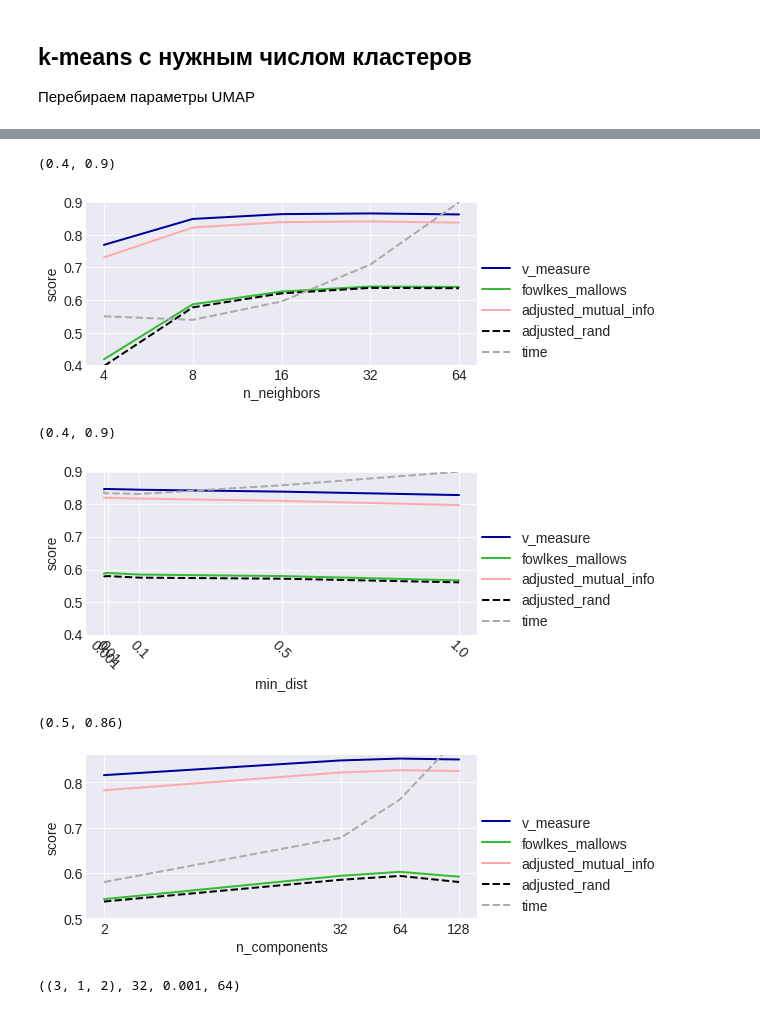
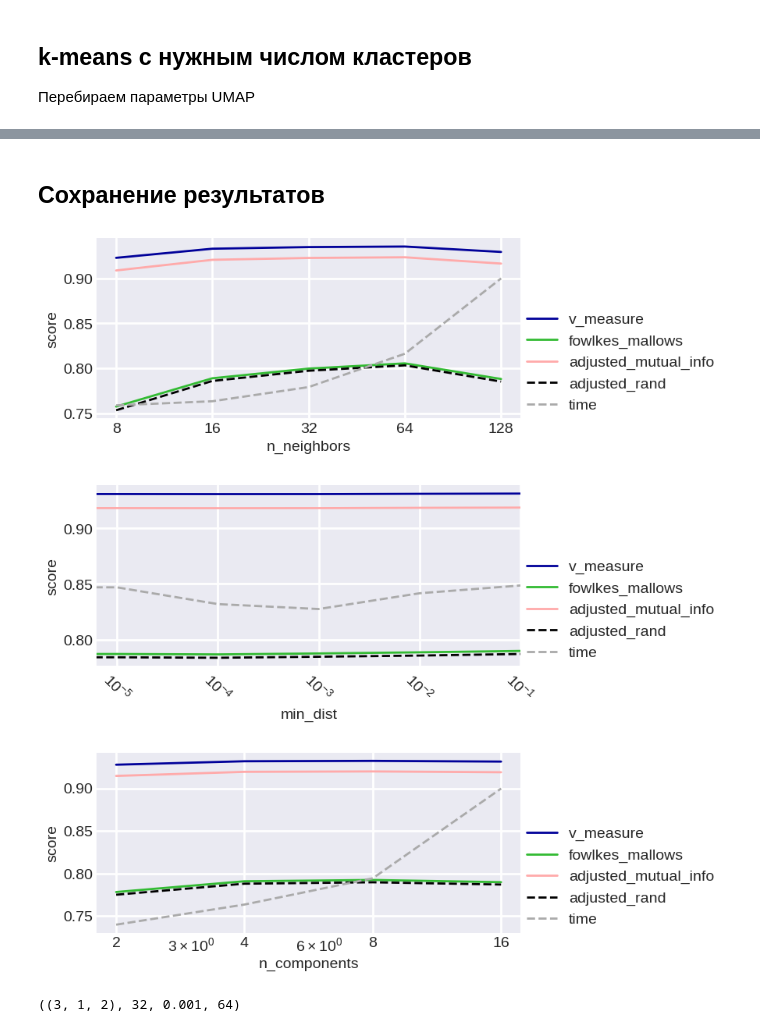
Before and after one commit to Dyakonov/Colab, a Jupyter notebook: dj_CLUSTERexperiments.ipynb, the cells around one changed output, grey strips where cells are left out. Drawn from its saved outputs; the diff is of its cells as text; code cells hidden in the pictures.

Commit message:
повторение экспериментов с кластеризацией

```diff
--- a/dj_CLUSTERexperiments.ipynb
+++ b/dj_CLUSTERexperiments.ipynb
@@ -150,0 +219,14 @@ np.save('/content/drive/My Drive/clusterdata/y_save', y)
+# %%
+%pylab inline
+plt.style.use('seaborn-dark')
+#import warnings
+#warnings.filterwarnings("ignore")
+#pd.set_option('display.max_columns', None)
+import matplotlib.pyplot as plt
+import matplotlib as mpl
+plt.rc('font', size=14)
+
+# import seaborn as sns
+%matplotlib inline
+
+%config Completer.use_jedi = False
@@ -150,0 +235,2 @@ np.save('/content/drive/My Drive/clusterdata/y_save', y)
+# %%
+a[a<0] = 99999
@@ -150,0 +315,7 @@ np.save('/content/drive/My Drive/clusterdata/y_save', y)
+# %%
+k = 9
+n_clust = 15
+for t in range(n_clust):
+  print ('------ кластер', t)
+  for y_, s in  ((y[i], data['train']['text'][i]) for i in np.nonzero(a==t)[0][:k]):
+    print (f"{int(y_)}, {s}")
@@ -156,9 +345,9 @@ np.save('/content/drive/My Drive/clusterdata/y_save', y)
 # Эксперименты - пробуем разные параметры UMAP
 
 # параметры
-parameters_n_neighbors = [4, 8, 16, 32, 64] #
-parameters_min_dist = [0, 0.001, 0.01, 0.1, 0.5, 1.0] #
-parameters_n_components = [2, 32, 64, 128]
+parameters_n_neighbors = [8, 16, 32, 64, 128] #
+parameters_min_dist = [0, 0.00001, 0.0001, 0.001, 0.01, 0.1] #
+parameters_n_components = [2, 4, 8, 16]
 
 # инициализация
 V = np.zeros((len(parameters_n_neighbors), len(parameters_min_dist), len(parameters_n_components)))
@@ -178,7 +367,7 @@ for i, n_neighbors in enumerate(parameters_n_neighbors): # tqdm
   for j, min_dist in enumerate(parameters_min_dist):
     for k, n_components in enumerate(parameters_n_components):
 
-      t0 = time()
+      t0 = time.time()
       reducer = umap.UMAP(n_neighbors=n_neighbors, min_dist=min_dist, n_components=n_components, metric='euclidean') # cosine
       embedding = reducer.fit_transform(X)
       clustering_emb = KMeans(n_clusters=l).fit(embedding)
@@ -191,7 +380,7 @@ for i, n_neighbors in enumerate(parameters_n_neighbors): # tqdm
       FM[i, j, k] = fowlkes_mallows_score(y, a)
       MI[i, j, k] = adjusted_mutual_info_score(y, a)
       RS[i, j, k] = adjusted_rand_score(y, a)
-      T[i, j, k] = time() - t0
+      T[i, j, k] = time.time() - t0
 
       print (f"i={i}, j={j}, k={k} n_neighbors={n_neighbors}, min_dist={min_dist}, n_components={n_components}, V={np.round(V[i, j, k], 4)}, H={np.round(H[i, j, k], 4)}, C={np.round(C[i, j, k], 4)}, NC={np.round(NC[i, j, k], 4)}, FM={np.round(FM[i, j, k], 4)}, MI={np.round(MI[i, j, k], 4)}, RS={np.round(RS[i, j, k], 4)}, T={np.round(T[i, j, k], 4)}")
 # %% [output]
@@ -214,0 +400,2 @@ i=4, j=5, k=3 n_neighbors=64, min_dist=1.0, n_components=128, V=0.8642, H=0.8607
+# %% [markdown]
+## Сохранение результатов
@@ -225,43 +427,43 @@ plt.plot(x_axis, np.mean(FM, axis=axis), lw=2, c='#33BB33', label='fowlkes_mallo
 plt.plot(x_axis, np.mean(MI, axis=axis), lw=2, c='#FFAAAA', label='adjusted_mutual_info')
 plt.plot(x_axis, np.mean(RS, axis=axis), '--', lw=2, c='#000000', label='adjusted_rand')
 t = np.mean(T, axis=axis)
-t = 0.9 * t / np.max(t)
+t = 0.2 * t / np.max(t) + 0.7
 plt.plot(x_axis, t, '--', lw=2, c='#AAAAAA', label='time')
 plt.xscale('log')
 plt.xticks(x_axis, x_axis)
-plt.grid()
+plt.grid(lw=2)
 plt.xlabel(x_axis_name)
 plt.ylabel('score')
-plt.legend(loc=(1,0))
-plt.ylim([0.4, 0.9])
+plt.legend(loc=(1,0));
+# plt.ylim([0.4, 0.9])
 # %% [output]
-(0.4, 0.9)
-[figure, old version]
+[figure, new version]
 # %%
 import matplotlib.pyplot as plt
 
 x_axis = parameters_min_dist
 axis = (0, 2)
 x_axis_name = 'min_dist'
 
 plt.figure(figsize=(7, 3))
 plt.plot(x_axis, np.mean(V, axis=axis), lw=2, c='#000099', label='v_measure') #  V = #np.zeros((len(parameters_n_neighbors), len(parameters_min_dist), len(parameters_n_components)))
 plt.plot(x_axis, np.mean(FM, axis=axis), lw=2, c='#33BB33', label='fowlkes_mallows')
 plt.plot(x_axis, np.mean(MI, axis=axis), lw=2, c='#FFAAAA', label='adjusted_mutual_info')
 plt.plot(x_axis, np.mean(RS, axis=axis), '--', lw=2, c='#000000', label='adjusted_rand')
 t = np.mean(T, axis=axis)
 t = 0.9 * t / np.max(t)
 plt.plot(x_axis, t, '--', lw=2, c='#AAAAAA', label='time')
 # plt.xscale('log')
 plt.xticks(x_axis, x_axis, rotation=-45)
-plt.grid()
+plt.grid(lw=2)
 plt.xlabel(x_axis_name)
 plt.ylabel('score')
 plt.legend(loc=(1,0))
-plt.ylim([0.4, 0.9])
+plt.xscale('log')
+plt.xlim([0, 0.1]);
+# plt.ylim([0.4, 0.9])
 # %% [output]
-(0.4, 0.9)
-[figure, old version]
+[figure, new version]
 # %%
 x_axis = parameters_n_components
 axis = (0, 1)
@@ -277,14 +479,13 @@ t = 0.5 * t / np.max(t) + 0.4
 plt.plot(x_axis, t, '--', lw=2, c='#AAAAAA', label='time')
 plt.xscale('log')
 plt.xticks(x_axis, x_axis)
-plt.grid()
+plt.grid(lw=2)
 plt.xlabel(x_axis_name)
 plt.ylabel('score')
-plt.legend(loc=(1,0))
-plt.ylim([0.5, 0.86])
+plt.legend(loc=(1,0));
+# plt.ylim([0.5, 0.86])
 # %% [output]
-(0.5, 0.86)
-[figure, old version]
+[figure, new version]
 # %%
 ind = np.unravel_index(np.argmax(V, axis=None), V.shape)
 ind, parameters_n_neighbors[ind[0]], parameters_min_dist[ind[1]], parameters_n_components[ind[2]]
```
Also changed, not shown: parts of 26 cells of this notebook.
